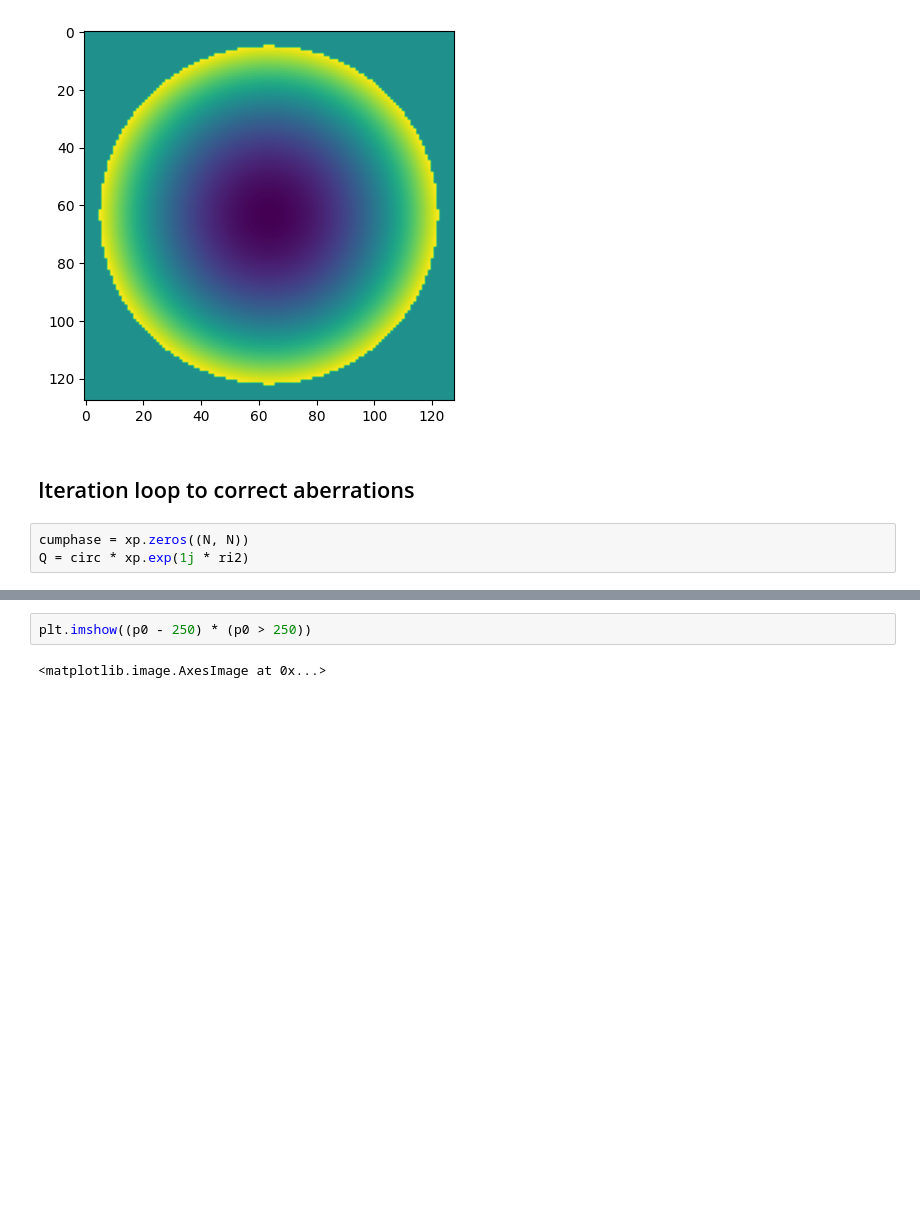
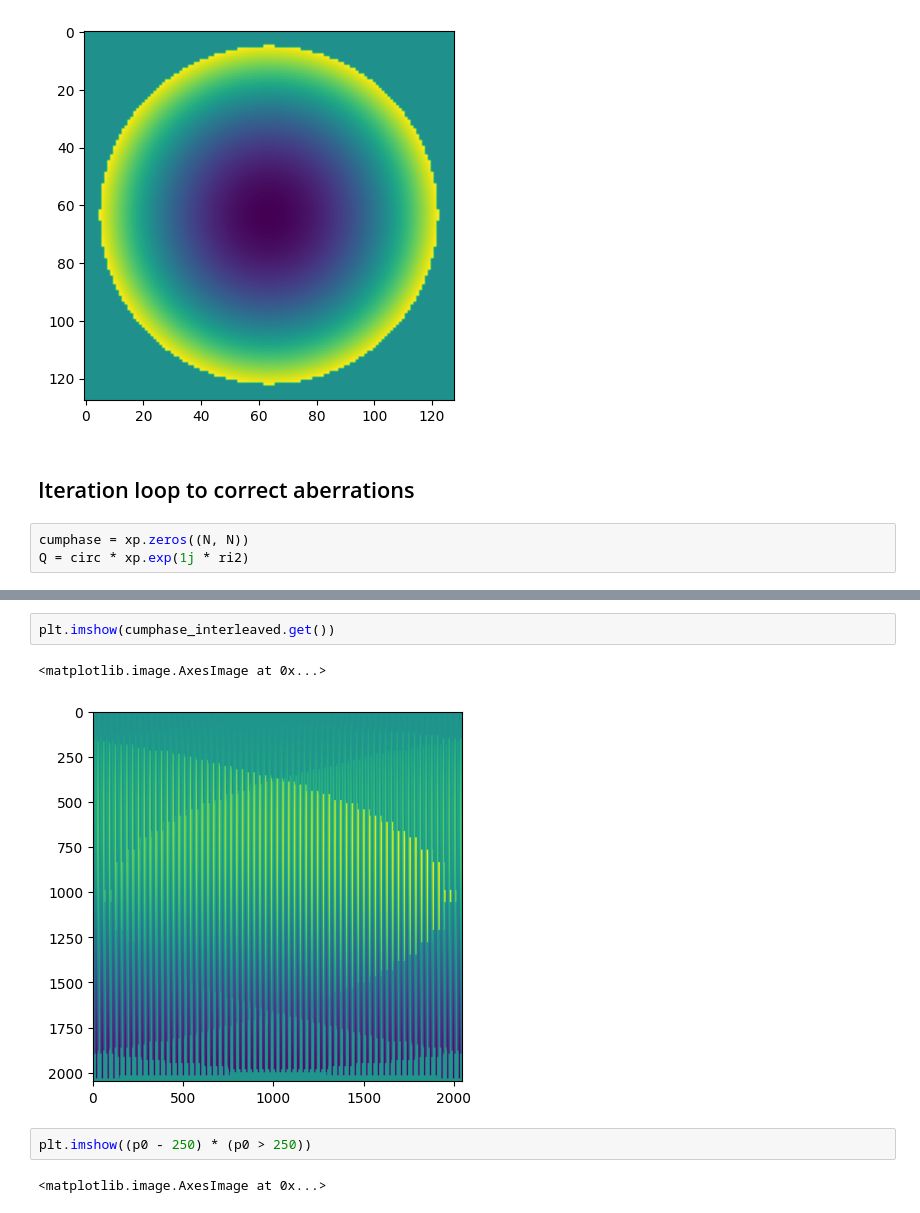
Before and after one commit to imperial-photonics/HexSimInstrument, a Jupyter notebook: R11SLM_correction_hardware_success.ipynb, the cells around one changed output, grey strips where cells are left out. Drawn from its saved outputs; the diff is of its cells as text; blank space fills up the shorter version.

```diff
--- a/R11SLM_correction_hardware_success.ipynb
+++ b/R11SLM_correction_hardware_success.ipynb
@@ -880,3 +875,8 @@ plt.imshow(p0)
+# %%
+plt.imshow(cumphase_interleaved.get())
+# %% [output]
+<matplotlib.image.AxesImage at 0x...>
+[figure, added]
 # %%
 plt.imshow((p0 - 250) * (p0 > 250))
 # %% [output]
```
Also changed, not shown: parts of 9 cells of this notebook, 2 other files.
